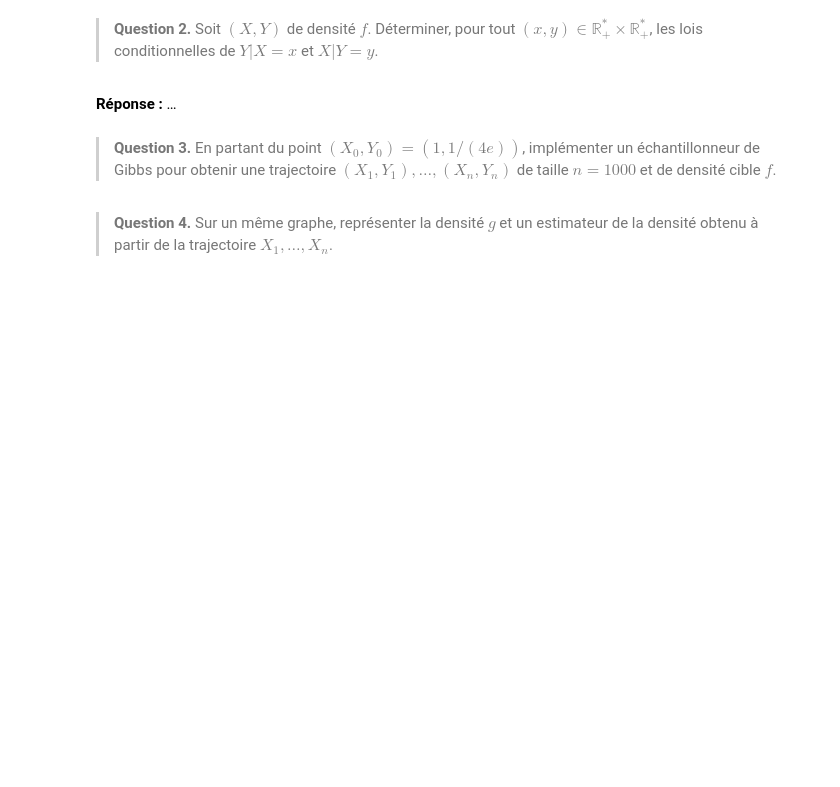
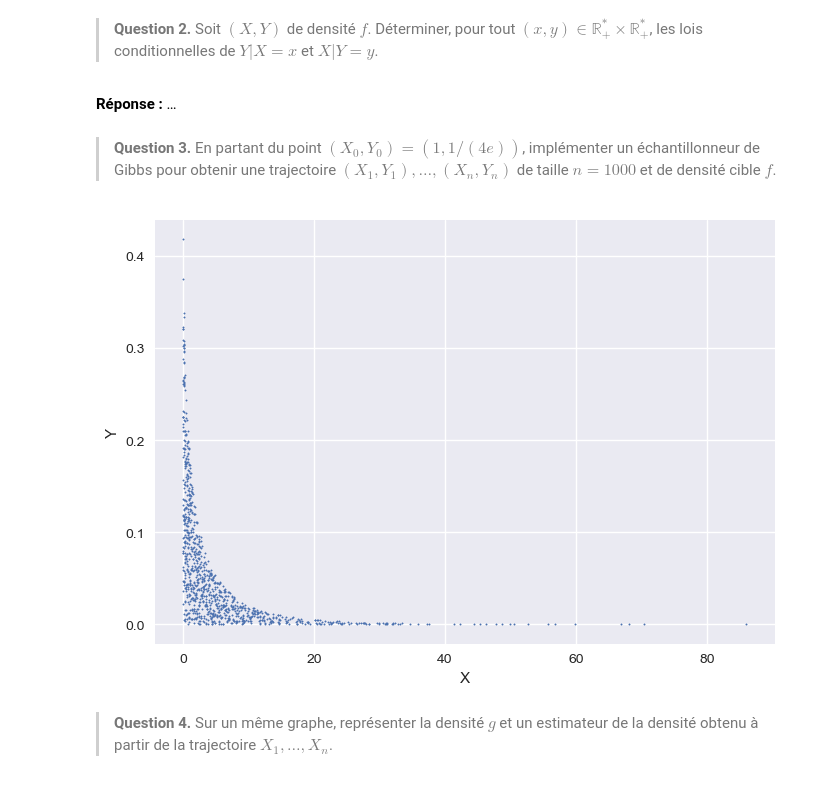
Before and after one commit to PolTibau/Statistique-Computationnelle, a Jupyter notebook: TP/TP4_student.ipynb, the cells around one changed output. Cells and saved outputs as stored; diff of their text form; code cells hidden in the pictures; blank space fills up the shorter version.

```diff
--- a/TP/TP4_student.ipynb
+++ b/TP/TP4_student.ipynb
@@ -262,19 +268,22 @@ En partant du point $(X_0,Y_0)=(1, 1/(4e))$, implémenter un échantillonneur de
 # %%
 # Answer
 n = 1000
 
 unif = stats.uniform()
 
 X, Y = [1], [0.25 / np.exp(1)]
 for i in range(n):
-    # Compléter
-
-    # Fin compléter
+    x = np.log(2*Y[-1])**2 * unif.rvs()
+    y = np.exp(-np.sqrt(x))/2*unif.rvs()
+    X.append(x)
+    Y.append(y)
 
 # Figure
 plt.scatter(X, Y, s=1)
 plt.xlabel("X")
 plt.ylabel("Y");
+# %% [output]
+[figure, added]
 # %% [markdown]
 >**Question 4.**
 Sur un même graphe, représenter la densité $g$ et un estimateur de la densité obtenu à partir de la trajectoire $X_1,\dots,X_n$.
```
Also changed, not shown: parts of 4 cells of this notebook.
